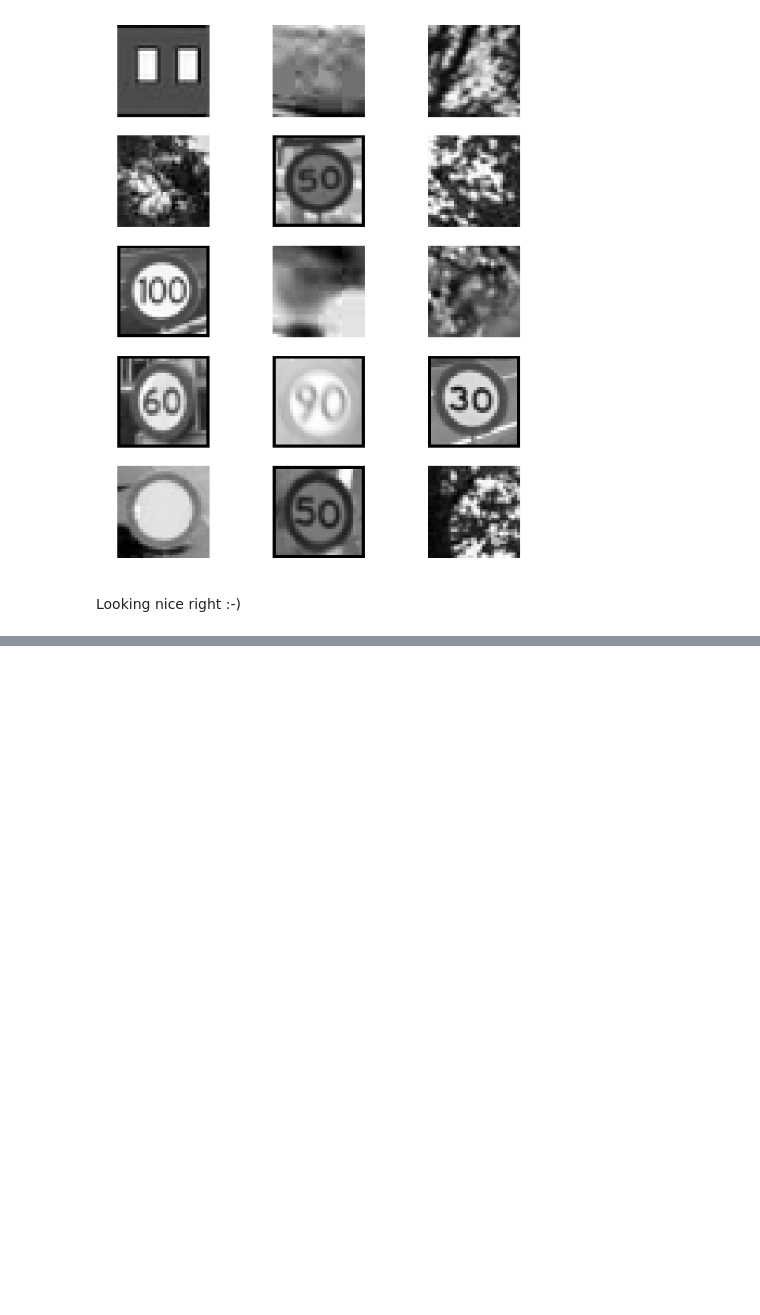
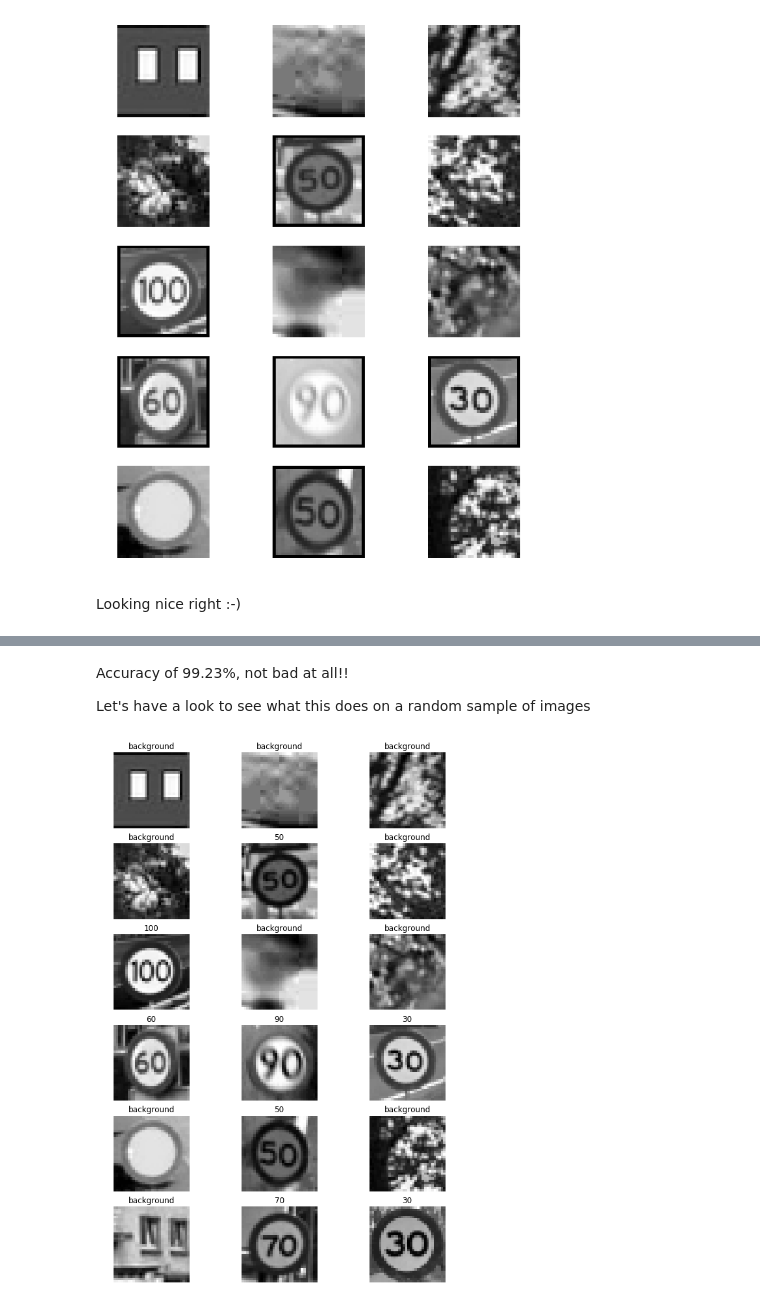
Before and after one commit to GaetanGiraud/GaetanGiraud.github.io, a Jupyter notebook: AI/CNN/tf-recognition.ipynb, the cells around one changed output, grey strips where cells are left out. Cells and saved outputs as stored; diff of their text form; code cells hidden in the pictures; blank space fills up the shorter version.

```diff
--- a/AI/CNN/tf-recognition.ipynb
+++ b/AI/CNN/tf-recognition.ipynb
@@ -252,0 +329,17 @@ Looking nice right :-)
+# %%
+# Create the model
+model = Sequential()
+model.add(Conv2D(32, (3, 3), input_shape=(32, 32, 1), padding='same', activation='relu', kernel_constraint=maxnorm(3)))
+model.add(Conv2D(32, (3, 3), activation='relu', padding='same', kernel_constraint=maxnorm(3)))
+model.add(Conv2D(32, (3, 3), activation='relu', padding='same', kernel_constraint=maxnorm(3)))
+model.add(MaxPooling2D(pool_size=(2, 2)))
+model.add(Flatten())
+model.add(Dense(1024, activation='relu', kernel_constraint=maxnorm(3)))
+model.add(Dense(num_classes, activation='softmax'))
+# Compile model
+epochs = 200
+lrate = 0.01
+decay = lrate/epochs
+sgd = SGD(lr=lrate, momentum=0.9, decay=decay, nesterov=False)
+model.compile(loss='categorical_crossentropy', optimizer=sgd, metrics=['accuracy'])
+print(model.summary())
@@ -252,0 +411,37 @@ Looking nice right :-)
+# %% [markdown]
+Accuracy of 99.23%, not bad at all!!
+
+Let's have a look to see what this does on a random sample of images
+# %%
+seed(1241251) # so we always get the same number
+
+# parameters for image display
+numcols = 3
+numrows = 6
+
+labels = ["background", "30", "50", "60", "70", "80", "90", "100"]
+
+
+# we are going to pick 2 pictures randomly
+pictureCount = numcols * numrows;
+
+prediction = model.predict(X_test)
+
+for i in range(0,pictureCount):
+
+    index = randint(0, len(X_test))
+
+    image = np.copy(X_test[index].reshape(32,32)) * 255
+
+    # if prediction is 1, add a black border to the picture
+
+    predictedLabel = np.argmax(prediction[index])
+
+
+    plt.subplot(6, 3, 1 + i) # nrows, ncols, plot_number
+    plt.axis('off')
+    plt.title(labels[predictedLabel])
+    plt.imshow(toimage(image), cmap=plt.cm.gray)
+plt.show()
+# %% [output]
+[figure, added]
```
Also changed, not shown: parts of 26 cells of this notebook, 1 other file.
